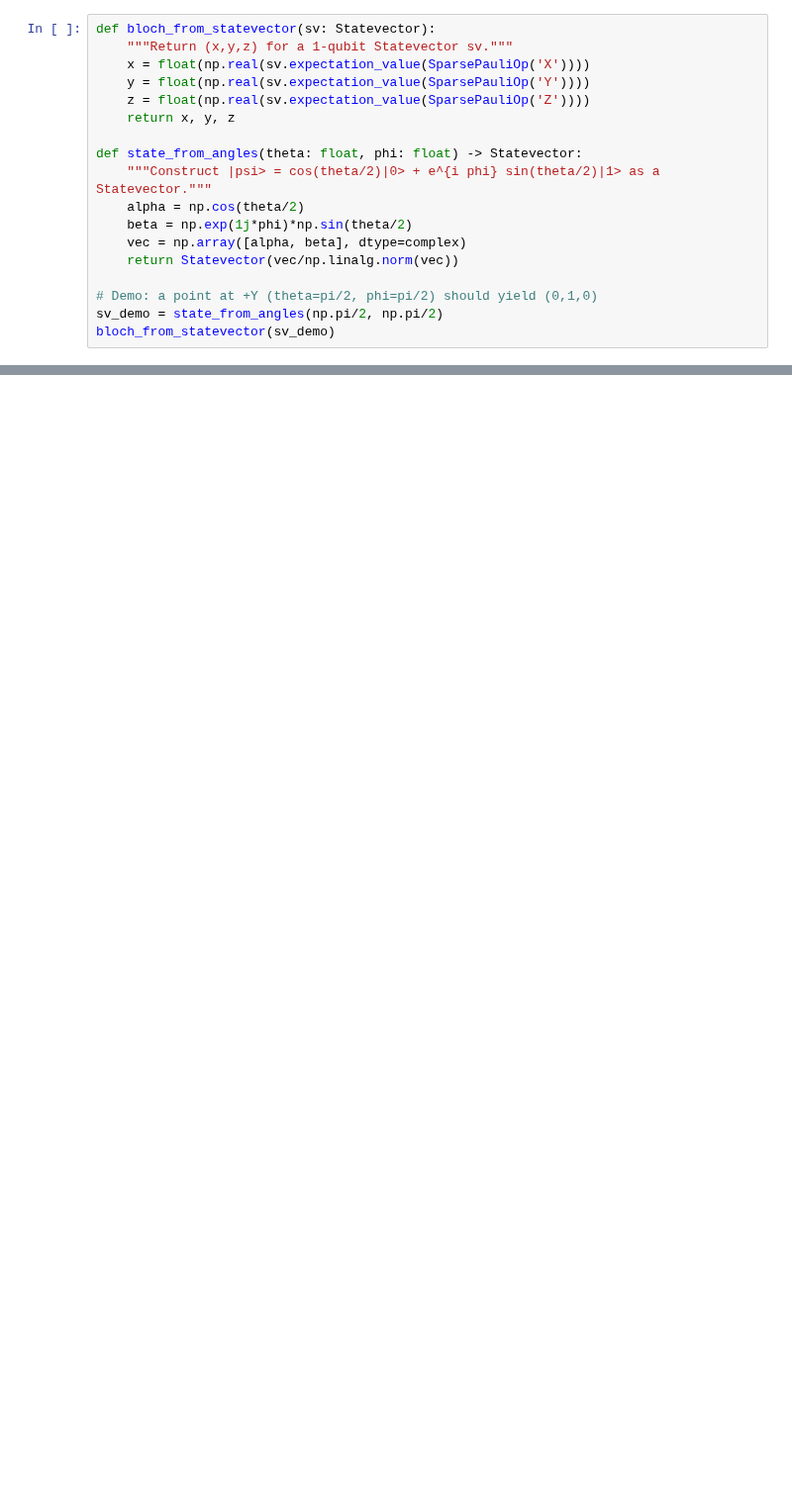
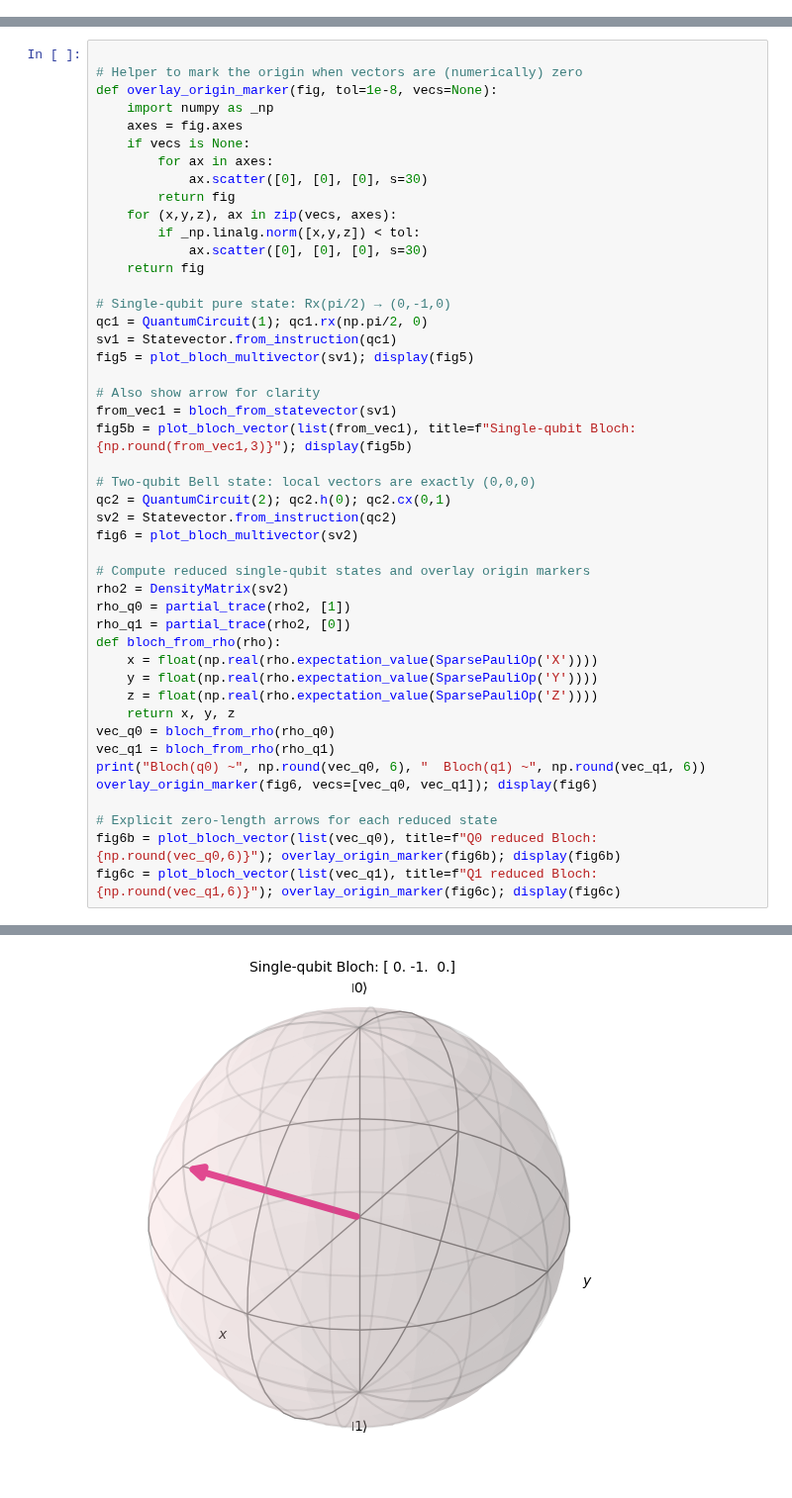
Before and after one commit to makansij/IBM_Certified_Quantum_Computation_QisKit_v2, a Jupyter notebook: qstate_visualization_qiskit2x.ipynb, the cells around one changed output, grey strips where cells are left out. Shown at 99% size. Saved outputs shown, nothing was run; the diff lists cells and outputs as text; blank space fills up the shorter version.

```diff
--- a/qstate_visualization_qiskit2x.ipynb
+++ b/qstate_visualization_qiskit2x.ipynb
@@ -53,18 +0,0 @@ and physical states satisfy ‖r‖ ≤ 1 (pure states have ‖r‖ = 1).
-# %%
-def bloch_from_statevector(sv: Statevector):
-    """Return (x,y,z) for a 1-qubit Statevector sv."""
-    x = float(np.real(sv.expectation_value(SparsePauliOp('X'))))
-    y = float(np.real(sv.expectation_value(SparsePauliOp('Y'))))
-    z = float(np.real(sv.expectation_value(SparsePauliOp('Z'))))
-    return x, y, z
-
-def state_from_angles(theta: float, phi: float) -> Statevector:
-    """Construct |psi> = cos(theta/2)|0> + e^{i phi} sin(theta/2)|1> as a Statevector."""
-    alpha = np.cos(theta/2)
-    beta = np.exp(1j*phi)*np.sin(theta/2)
-    vec = np.array([alpha, beta], dtype=complex)
-    return Statevector(vec/np.linalg.norm(vec))
-
-# Demo: a point at +Y (theta=pi/2, phi=pi/2) should yield (0,1,0)
-sv_demo = state_from_angles(np.pi/2, np.pi/2)
-bloch_from_statevector(sv_demo)
@@ -259,0 +106,47 @@ except Exception as e:
+# %%
+
+# Helper to mark the origin when vectors are (numerically) zero
+def overlay_origin_marker(fig, tol=1e-8, vecs=None):
+    import numpy as _np
+    axes = fig.axes
+    if vecs is None:
+        for ax in axes:
+            ax.scatter([0], [0], [0], s=30)
+        return fig
+    for (x,y,z), ax in zip(vecs, axes):
+        if _np.linalg.norm([x,y,z]) < tol:
+            ax.scatter([0], [0], [0], s=30)
+    return fig
+
+# Single-qubit pure state: Rx(pi/2) → (0,-1,0)
+qc1 = QuantumCircuit(1); qc1.rx(np.pi/2, 0)
+sv1 = Statevector.from_instruction(qc1)
+fig5 = plot_bloch_multivector(sv1); display(fig5)
+
+# Also show arrow for clarity
+from_vec1 = bloch_from_statevector(sv1)
+fig5b = plot_bloch_vector(list(from_vec1), title=f"Single-qubit Bloch: {np.round(from_vec1,3)}"); display(fig5b)
+
+# Two-qubit Bell state: local vectors are exactly (0,0,0)
+qc2 = QuantumCircuit(2); qc2.h(0); qc2.cx(0,1)
+sv2 = Statevector.from_instruction(qc2)
+fig6 = plot_bloch_multivector(sv2)
+
+# Compute reduced single-qubit states and overlay origin markers
+rho2 = DensityMatrix(sv2)
+rho_q0 = partial_trace(rho2, [1])
+rho_q1 = partial_trace(rho2, [0])
+def bloch_from_rho(rho):
+    x = float(np.real(rho.expectation_value(SparsePauliOp('X'))))
+    y = float(np.real(rho.expectation_value(SparsePauliOp('Y'))))
+    z = float(np.real(rho.expectation_value(SparsePauliOp('Z'))))
+    return x, y, z
+vec_q0 = bloch_from_rho(rho_q0)
+vec_q1 = bloch_from_rho(rho_q1)
+print("Bloch(q0) ~", np.round(vec_q0, 6), "  Bloch(q1) ~", np.round(vec_q1, 6))
+overlay_origin_marker(fig6, vecs=[vec_q0, vec_q1]); display(fig6)
+
+# Explicit zero-length arrows for each reduced state
+fig6b = plot_bloch_vector(list(vec_q0), title=f"Q0 reduced Bloch: {np.round(vec_q0,6)}"); overlay_origin_marker(fig6b); display(fig6b)
+fig6c = plot_bloch_vector(list(vec_q1), title=f"Q1 reduced Bloch: {np.round(vec_q1,6)}"); overlay_origin_marker(fig6c); display(fig6c)
+# %% [output]
@@ -259,0 +154 @@ except Exception as e:
+[figure, added]
```
Also changed, not shown: parts of 37 cells of this notebook, 1 other file.
